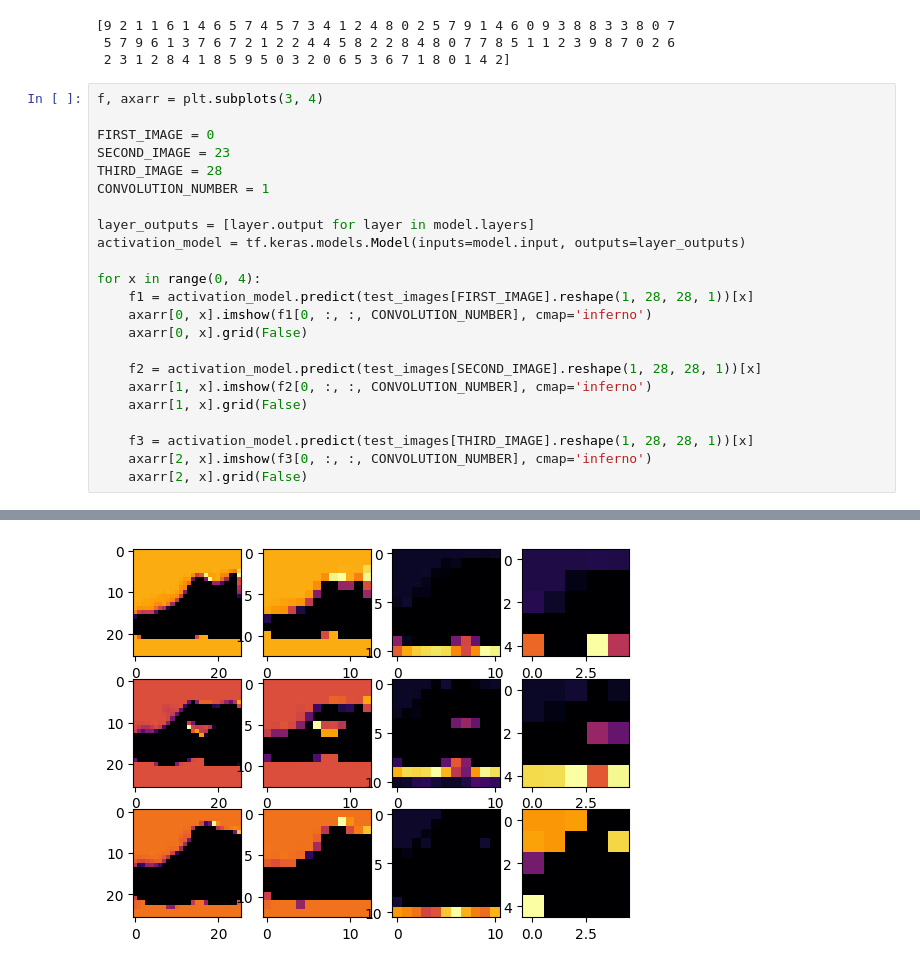
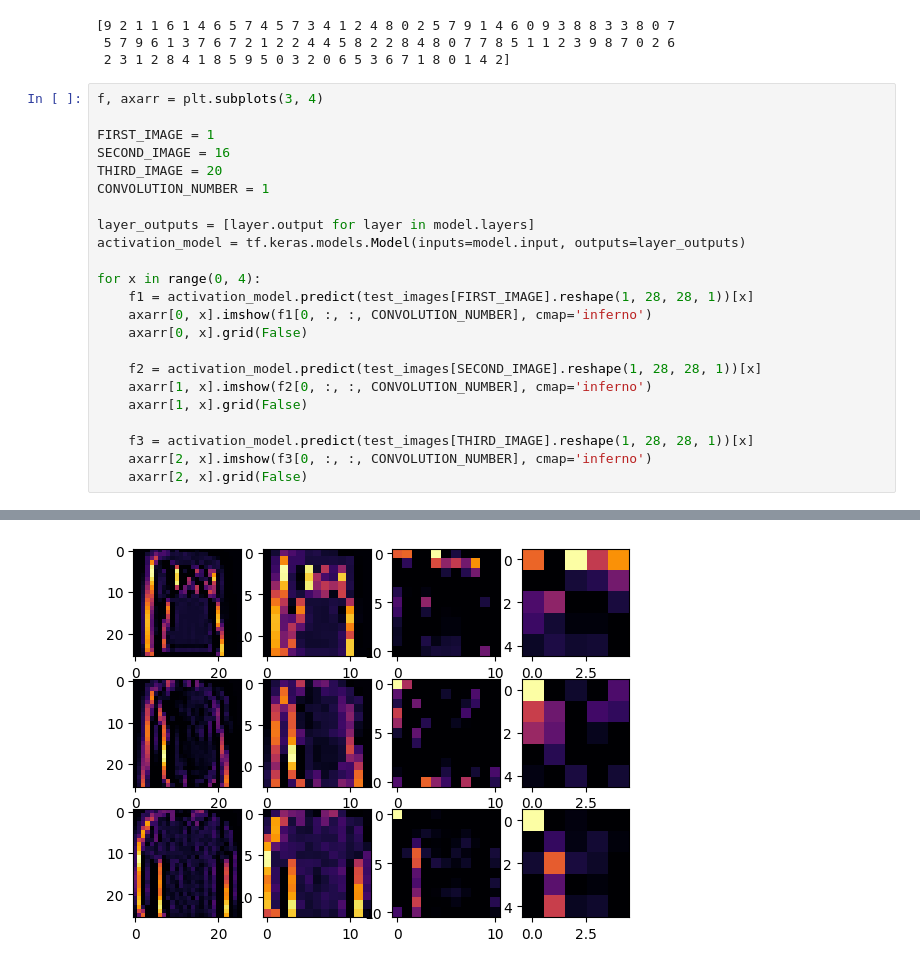
Before and after one commit to janmlew/TensorFlow, a Jupyter notebook: TensorFlow_C1W3.ipynb, the cells around one changed output, grey strips where cells are left out. Cells and saved outputs as stored; diff of their text form.

```diff
--- a/TensorFlow_C1W3.ipynb
+++ b/TensorFlow_C1W3.ipynb
@@ -196,9 +196,9 @@ print(test_labels[:100])
 # %%
 f, axarr = plt.subplots(3, 4)
 
-FIRST_IMAGE = 0
-SECOND_IMAGE = 23
-THIRD_IMAGE = 28
+FIRST_IMAGE = 1
+SECOND_IMAGE = 16
+THIRD_IMAGE = 20
 CONVOLUTION_NUMBER = 1
 
 layer_outputs = [layer.output for layer in model.layers]
@@ -232 +232 @@ for x in range(0, 4):
-[figure, old version]
+[figure, new version]
```
Also changed, not shown: parts of 4 cells of this notebook.
